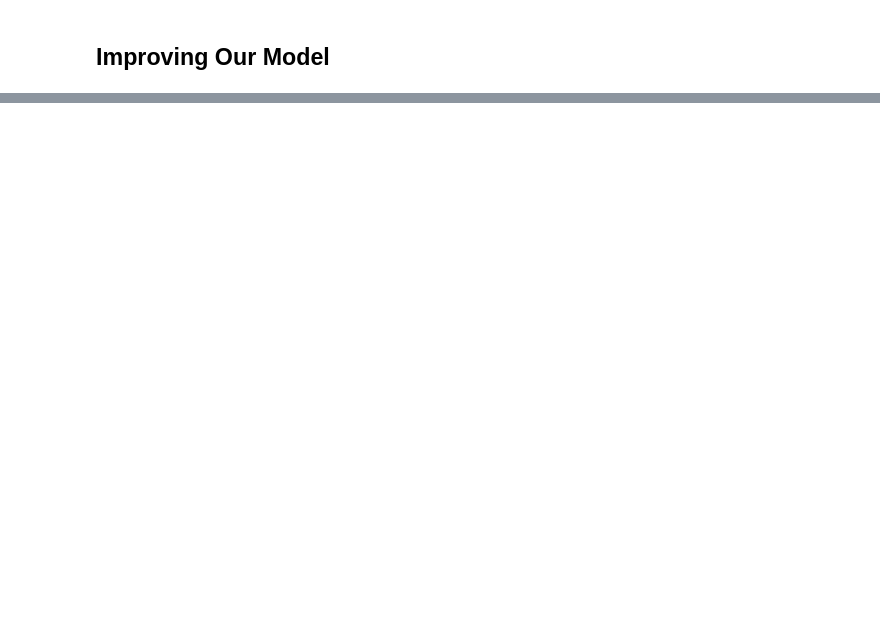
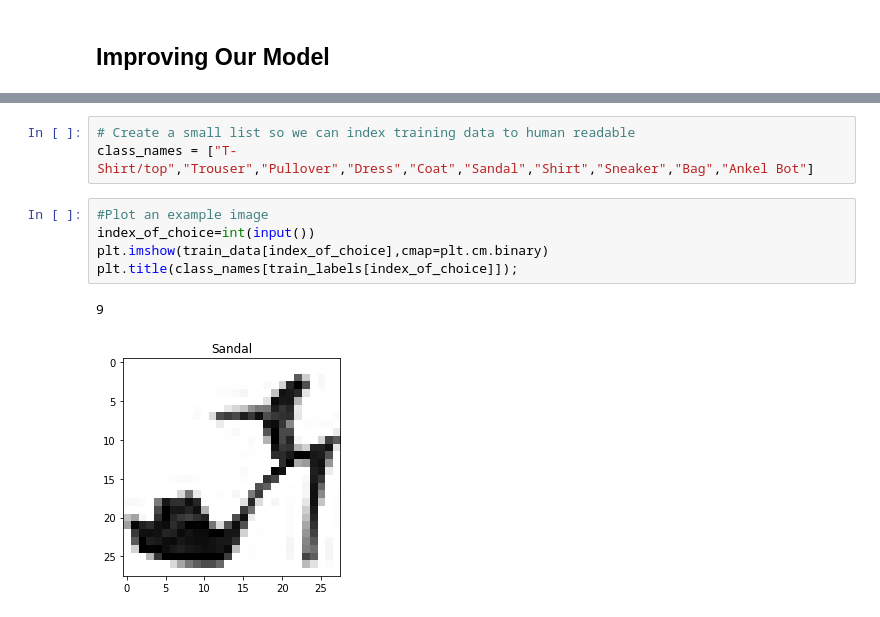
Before and after one commit to DeepakSaini420/Deep-Learning, a Jupyter notebook: neural_network_classification_with_tensorflow.ipynb, the cells around one changed output, grey strips where cells are left out. Saved outputs shown, nothing was run; the diff lists cells and outputs as text; blank space fills up the shorter version.

```diff
--- a/neural_network_classification_with_tensorflow.ipynb
+++ b/neural_network_classification_with_tensorflow.ipynb
@@ -215,0 +222,11 @@ Epoch 300/300
+# %%
+# Create a small list so we can index training data to human readable
+class_names = ["T-Shirt/top","Trouser","Pullover","Dress","Coat","Sandal","Shirt","Sneaker","Bag","Ankel Bot"]
+# %%
+#Plot an example image
+index_of_choice=int(input())
+plt.imshow(train_data[index_of_choice],cmap=plt.cm.binary)
+plt.title(class_names[train_labels[index_of_choice]]);
+# %% [output]
+9
+[figure, added]
```
Also changed, not shown: parts of 25 cells of this notebook.
